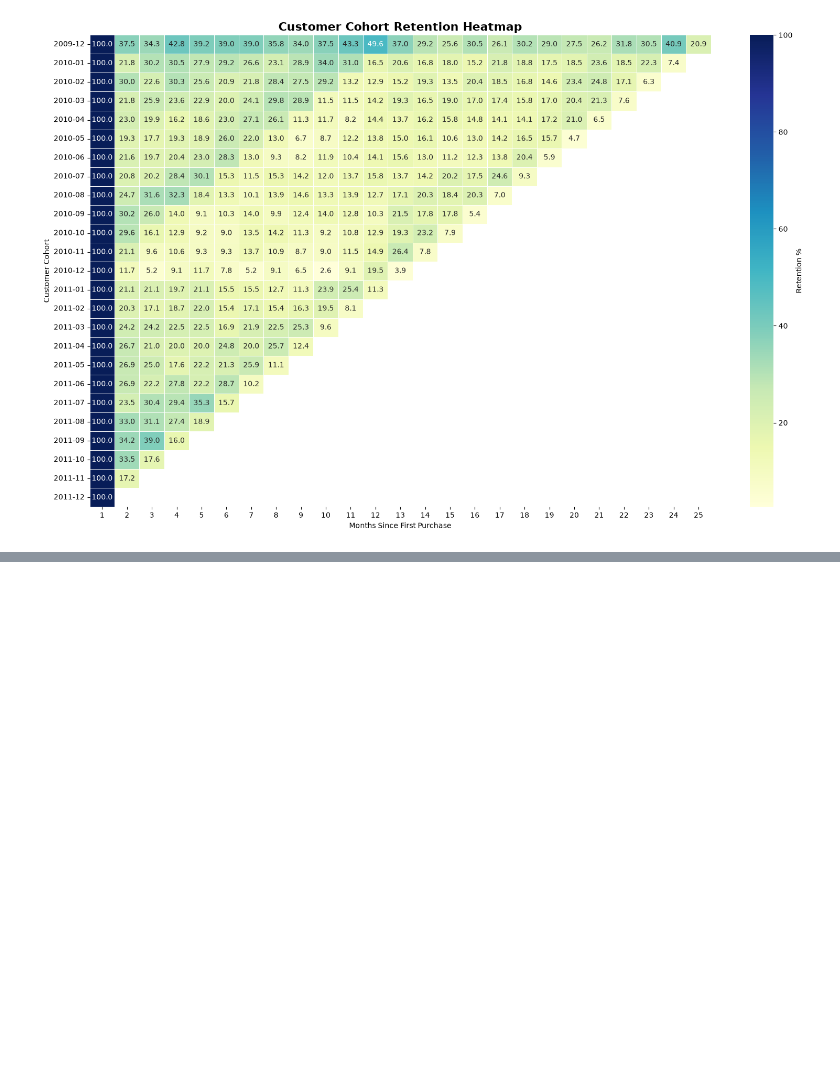
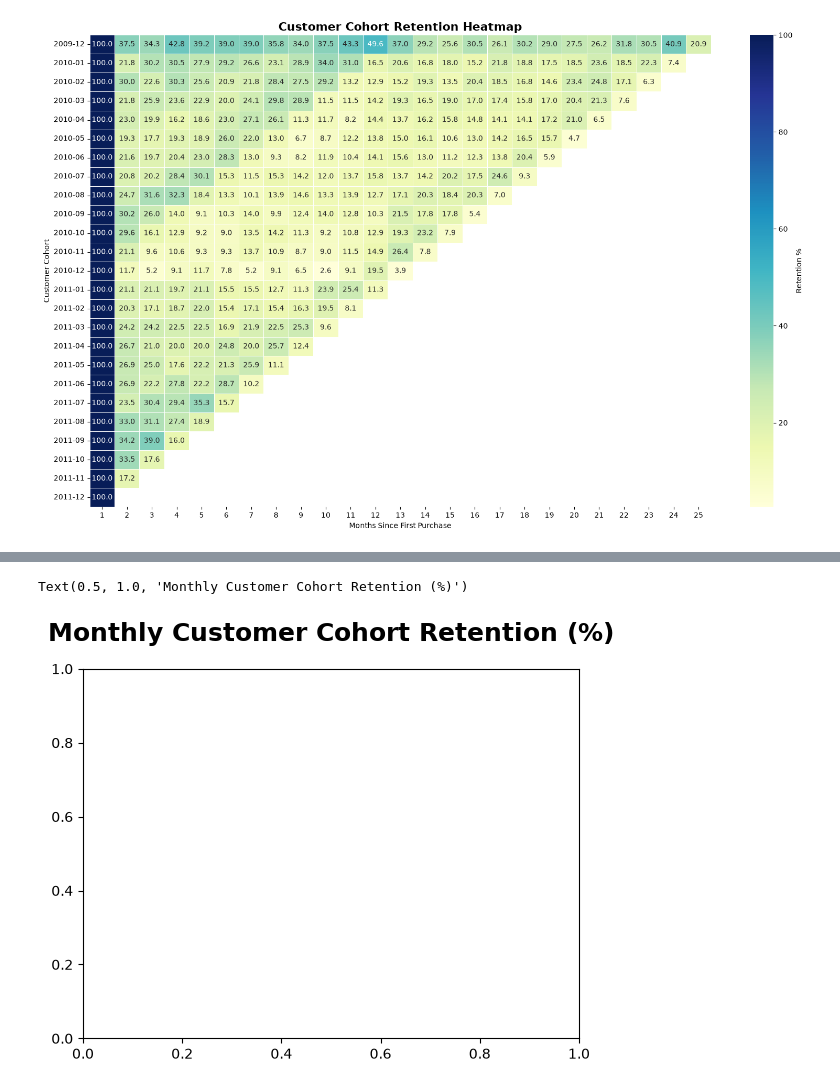
Before and after one commit to Tamoze/SaaS-ECommerce-Cohort-Retention-CLTV-Analysis, a Jupyter notebook: notebooks/02_cohort_analysis.ipynb, the cells around one changed output, grey strips where cells are left out. Drawn from its saved outputs; the diff is of its cells as text; code cells hidden in the pictures; blank space fills up the shorter version.

```diff
--- a/notebooks/02_cohort_analysis.ipynb
+++ b/notebooks/02_cohort_analysis.ipynb
@@ -625,0 +644,10 @@ plt.show()
+# %%
+plt.title(
+    "Monthly Customer Cohort Retention (%)",
+    fontsize=18,
+    weight="bold",
+    pad=20
+)
+# %% [output]
+Text(0.5, 1.0, 'Monthly Customer Cohort Retention (%)')
+[figure, added]
```
Also changed, not shown: parts of 5 cells of this notebook.
